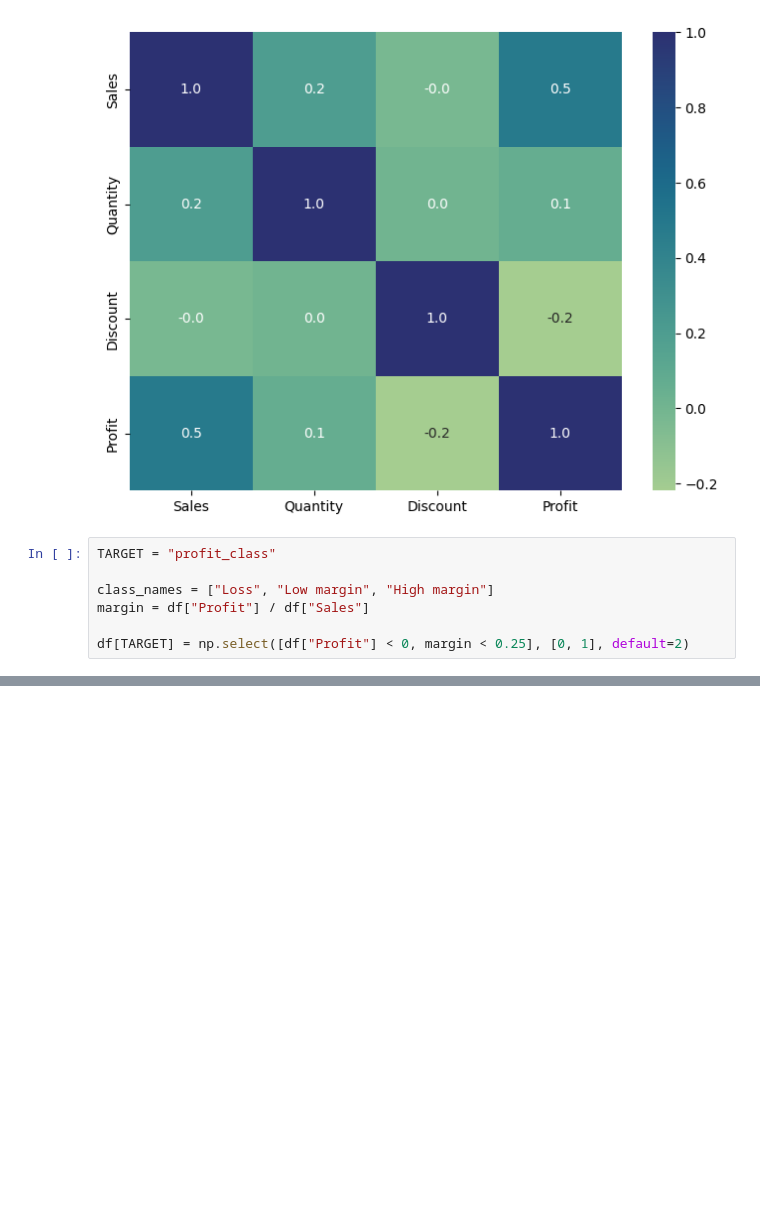
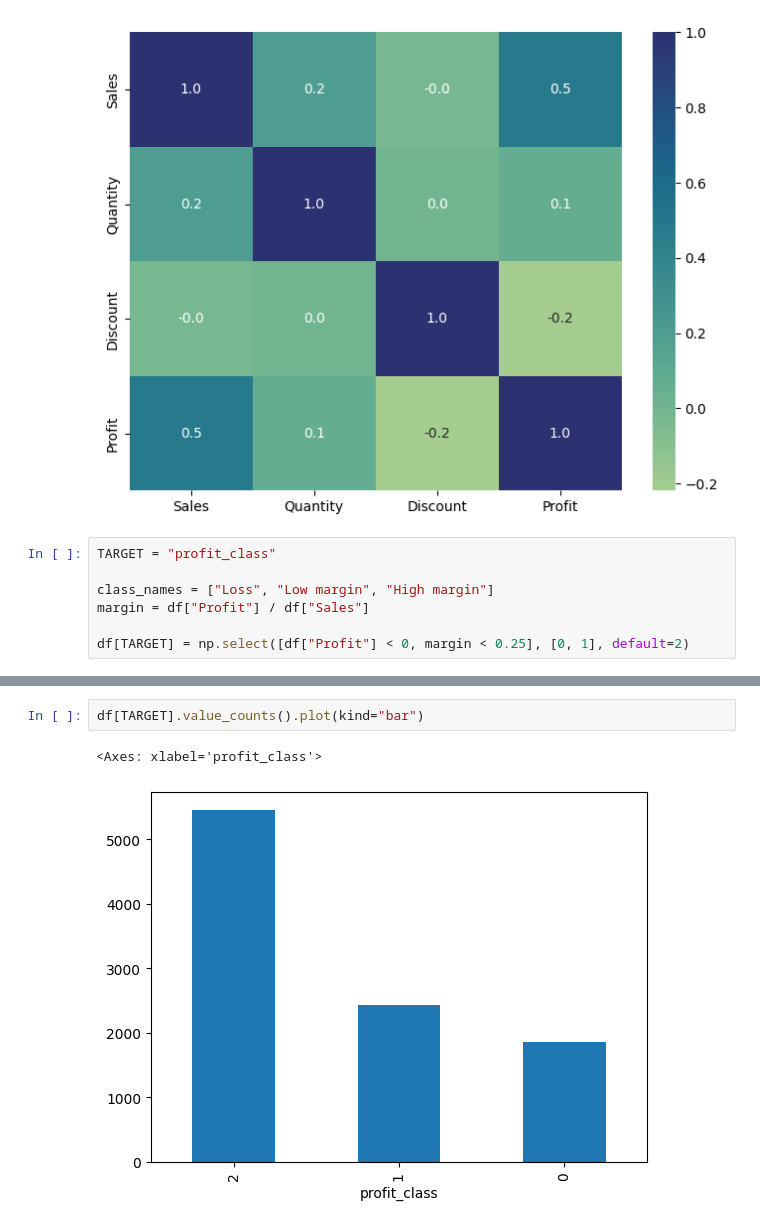
Before and after one commit to mdmohsin212/skill-morph-hw, a Jupyter notebook: Assignment_8.ipynb, the cells around one changed output, grey strips where cells are left out. Drawn from its saved outputs; the diff is of its cells as text; blank space fills up the shorter version.

```diff
--- a/Assignment_8.ipynb
+++ b/Assignment_8.ipynb
@@ -98,0 +123,5 @@ df.head()
+# %%
+df[TARGET].value_counts().plot(kind="bar")
+# %% [output]
+<Axes: xlabel='profit_class'>
+[figure, added]
```
Also changed, not shown: parts of 8 cells of this notebook.
